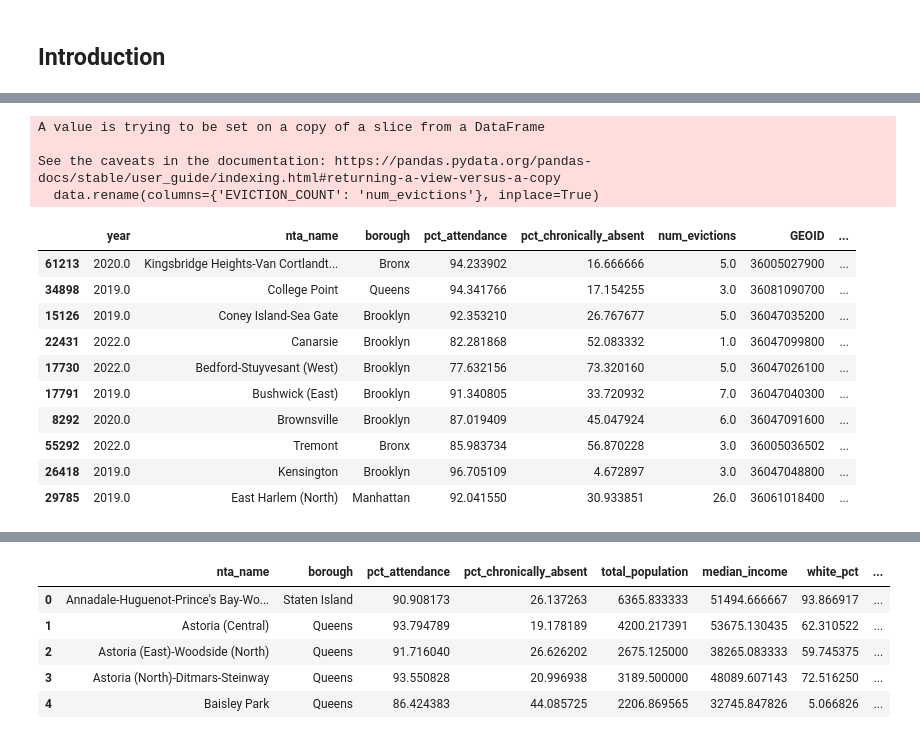
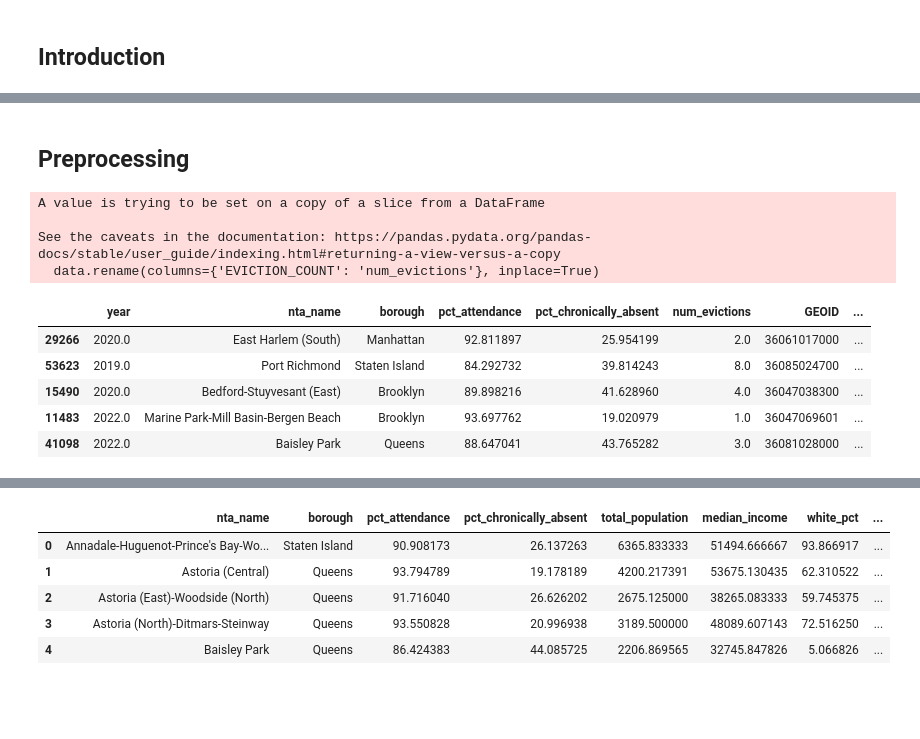
Before and after one commit to NakaFrozn/si618_final_project, a Jupyter notebook: Final_Project_Step3.ipynb, the cells around one changed output, grey strips where cells are left out. Drawn from its saved outputs; the diff is of its cells as text; code cells hidden in the pictures; blank space fills up the shorter version.

```diff
--- a/Final_Project_Step3.ipynb
+++ b/Final_Project_Step3.ipynb
@@ -40,32 +36,29 @@ allData = pd.read_csv('./data/analytic_dataset.csv')
+# %% [markdown]
+## Preprocessing
 # %%
 # Streamline dataset to keep columns of interest for this analysis
 keepCols = ['year', 'nta_name', 'borough', 'pct_attendance',
        'pct_chronically_absent', 'EVICTION_COUNT', 'GEOID',
        'median_sale_price', 'hvi', 'total_population',
        'median_income', 'white_pct', 'black_pct',
        'american_indian_alaska_native_pct', 'asian_pct',
        'hawaiian_pacific_islander_pct', 'multiple_race_pct', 'other_race_pct']
 data = allData[keepCols]
 
 # Rename column for format
 data.rename(columns={'EVICTION_COUNT': 'num_evictions'}, inplace=True)
 
 # Drop rows with missing values
 data = data.dropna()
-data.sample(10)
+data.sample(5)
 # %% [output]
 A value is trying to be set on a copy of a slice from a DataFrame
 
 See the caveats in the documentation: https://pandas.pydata.org/pandas-docs/stable/user_guide/indexing.html#returning-a-view-versus-a-copy
   data.rename(columns={'EVICTION_COUNT': 'num_evictions'}, inplace=True)
 |  | year | nta_name | borough | pct_attendance | pct_chronically_absent | num_evictions | GEOID | ... |
-| 61213 | 2020.0 | Kingsbridge Heights-Van Cortlandt... | Bronx | 94.233902 | 16.666666 | 5.0 | 36005027900 | ... |
-| 34898 | 2019.0 | College Point | Queens | 94.341766 | 17.154255 | 3.0 | 36081090700 | ... |
-| 15126 | 2019.0 | Coney Island-Sea Gate | Brooklyn | 92.353210 | 26.767677 | 5.0 | 36047035200 | ... |
-| 22431 | 2022.0 | Canarsie | Brooklyn | 82.281868 | 52.083332 | 1.0 | 36047099800 | ... |
-| 17730 | 2022.0 | Bedford-Stuyvesant (West) | Brooklyn | 77.632156 | 73.320160 | 5.0 | 36047026100 | ... |
-| 17791 | 2019.0 | Bushwick (East) | Brooklyn | 91.340805 | 33.720932 | 7.0 | 36047040300 | ... |
-| 8292 | 2020.0 | Brownsville | Brooklyn | 87.019409 | 45.047924 | 6.0 | 36047091600 | ... |
-| 55292 | 2022.0 | Tremont | Bronx | 85.983734 | 56.870228 | 3.0 | 36005036502 | ... |
-| 26418 | 2019.0 | Kensington | Brooklyn | 96.705109 | 4.672897 | 3.0 | 36047048800 | ... |
-| 29785 | 2019.0 | East Harlem (North) | Manhattan | 92.041550 | 30.933851 | 26.0 | 36061018400 | ... |
+| 29266 | 2020.0 | East Harlem (South) | Manhattan | 92.811897 | 25.954199 | 2.0 | 36061017000 | ... |
+| 53623 | 2019.0 | Port Richmond | Staten Island | 84.292732 | 39.814243 | 8.0 | 36085024700 | ... |
+| 15490 | 2020.0 | Bedford-Stuyvesant (East) | Brooklyn | 89.898216 | 41.628960 | 4.0 | 36047038300 | ... |
+| 11483 | 2022.0 | Marine Park-Mill Basin-Bergen Beach | Brooklyn | 93.697762 | 19.020979 | 1.0 | 36047069601 | ... |
+| 41098 | 2022.0 | Baisley Park | Queens | 88.647041 | 43.765282 | 3.0 | 36081028000 | ... |
```
Also changed, not shown: parts of 21 cells of this notebook.
